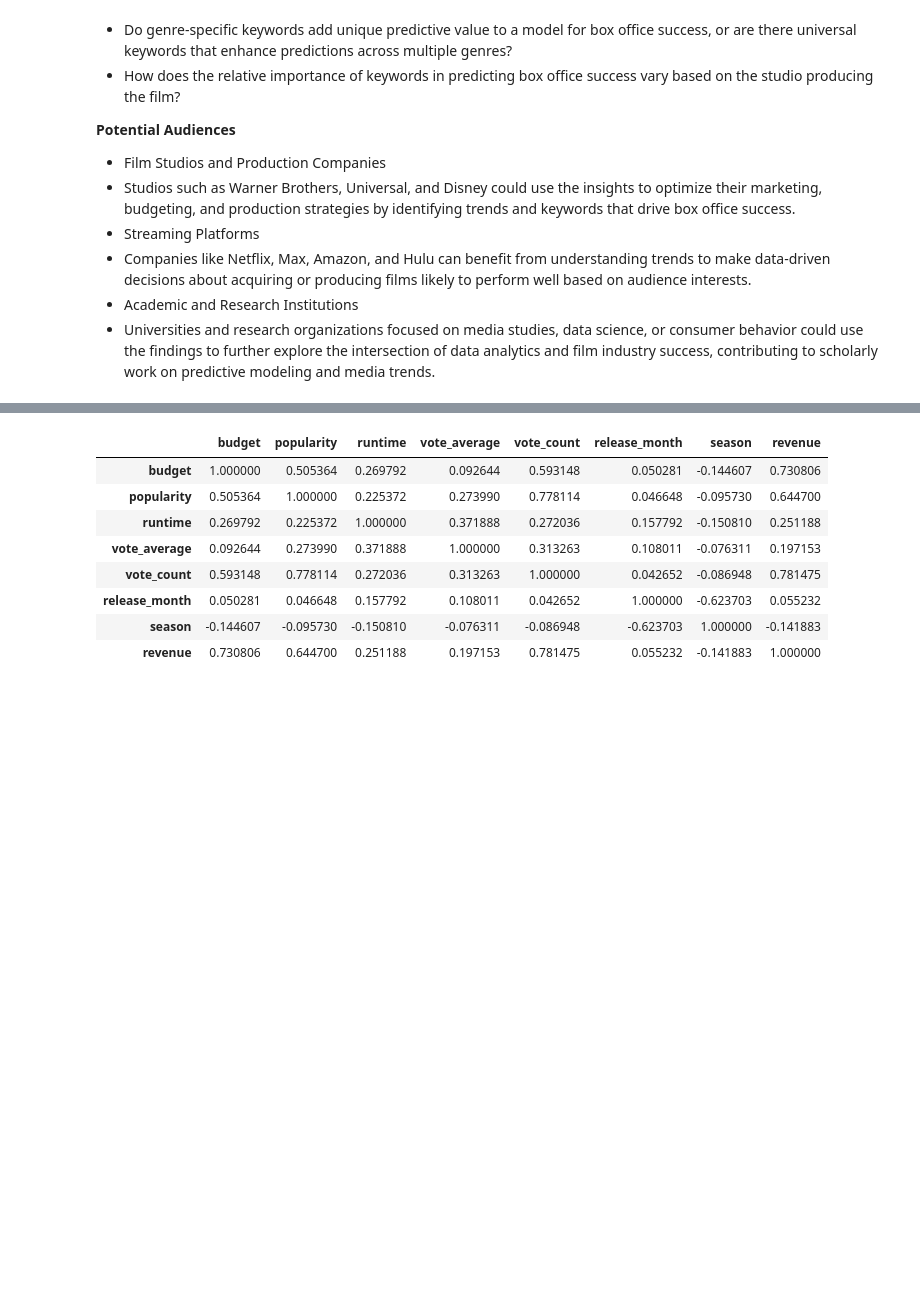
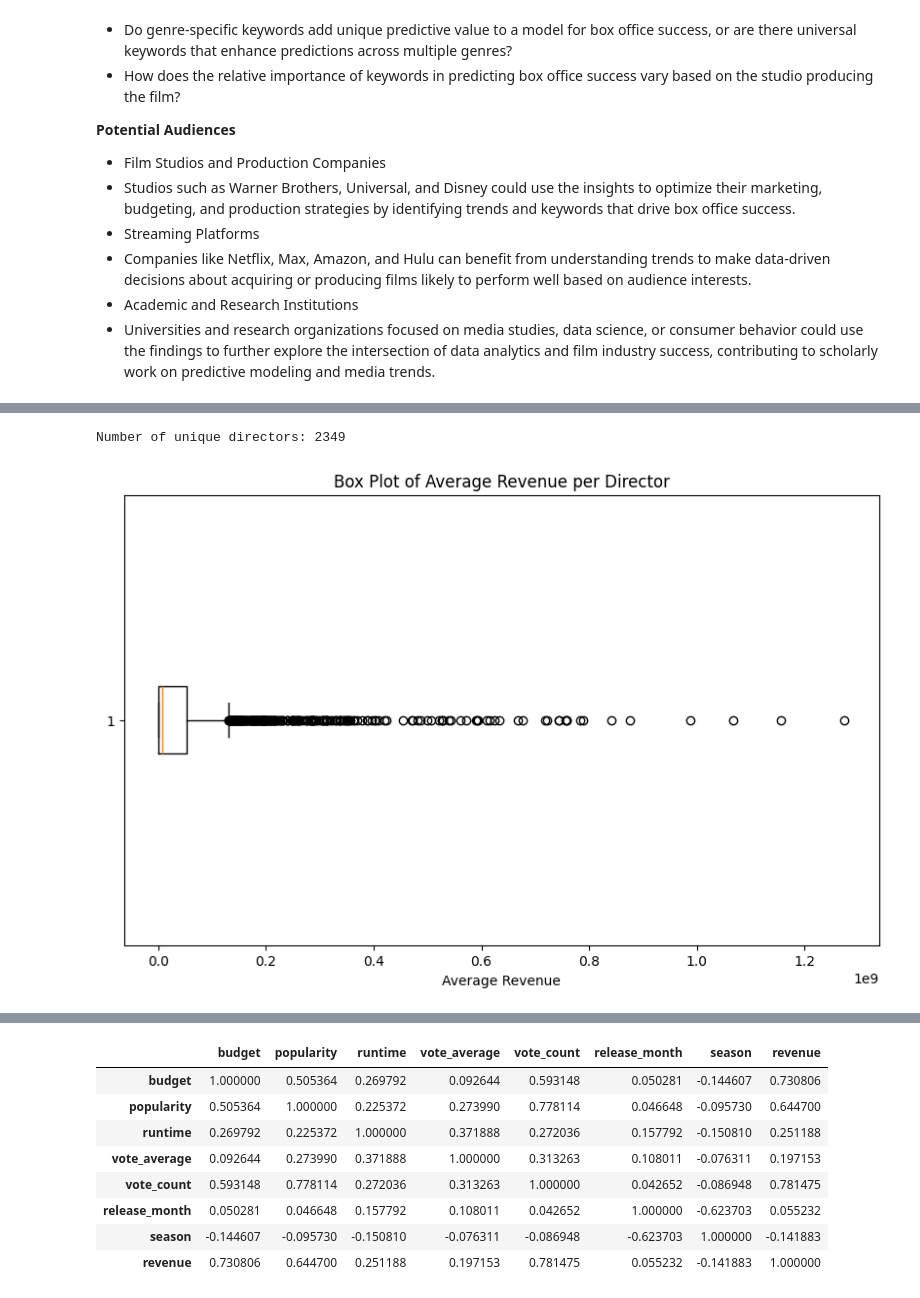
Before and after one commit to oak50/DS3001-Project1, a Jupyter notebook: Scripts/modeling.ipynb, the cells around one changed output, grey strips where cells are left out. Cells and saved outputs as stored; diff of their text form; code cells hidden in the pictures; blank space fills up the shorter version.

```diff
--- a/Scripts/modeling.ipynb
+++ b/Scripts/modeling.ipynb
@@ -40,0 +43,13 @@ import pandas as pd
+# %%
+# Load the CSV file
+df = pd.read_csv('/content/DS3001-Project1/Data/movie_dataset.csv')
+
+# Group by director and calculate average revenue
+average_revenue_by_director = df.groupby('director')['revenue'].mean()
+
+# Sort directors by average revenue in descending order and select the top 20
+top_20_directors = average_revenue_by_director.sort_values(ascending=False).head(20)
+
+# Print the result
+pd.set_option('display.float_format', '{:,.0f}'.format)
+print(top_20_directors)
@@ -40,0 +130,18 @@ import pandas as pd
+# %%
+# Calculate the number of unique directors
+unique_directors_count = df['director'].nunique()
+
+print(f"Number of unique directors: {unique_directors_count}")
+# %% [output]
+Number of unique directors: 2349
+# %%
+# Calculate the average revenue per director
+average_revenue_by_director = df.groupby('director')['revenue'].mean()
+# Create a box plot
+plt.figure(figsize=(10, 6))
+plt.boxplot(average_revenue_by_director.dropna(), vert=False)
+plt.xlabel('Average Revenue')
+plt.title('Box Plot of Average Revenue per Director')
+plt.show()
+# %% [output]
+[figure, added]
```
Also changed, not shown: parts of 24 cells of this notebook.
